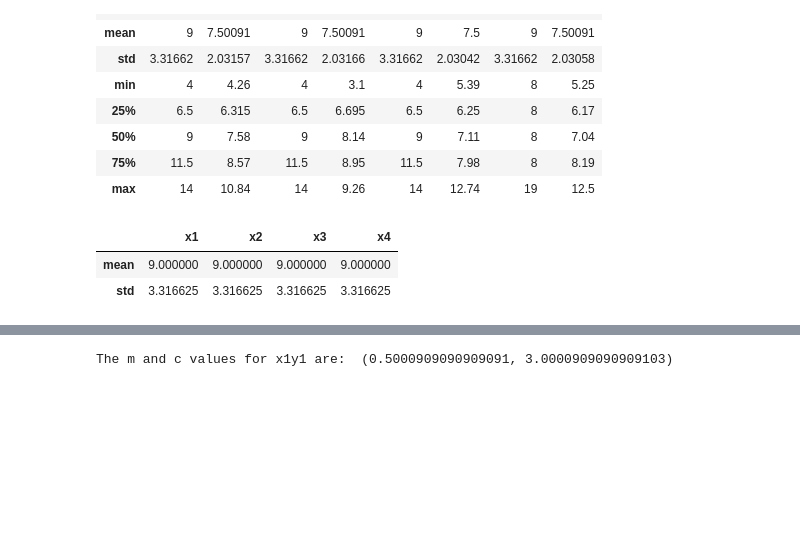
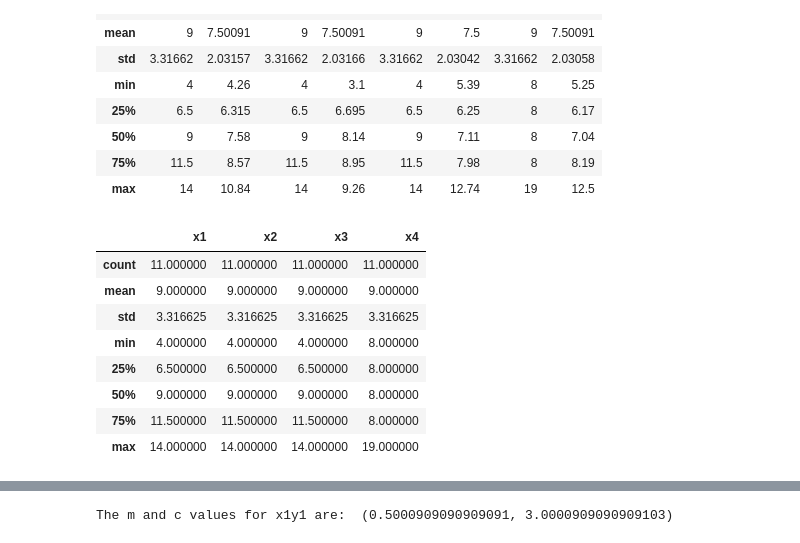
Before and after one commit to healyshane/fundamentals_of_data_analysis-practical_assignment, a Jupyter notebook: Fundamentals of Data Analysis_Assignment.ipynb, the cells around one changed output, grey strips where cells are left out. Saved outputs shown, nothing was run; the diff lists cells and outputs as text; code cells hidden in the pictures; blank space fills up the shorter version.

```diff
--- a/Fundamentals of Data Analysis_Assignment.ipynb
+++ b/Fundamentals of Data Analysis_Assignment.ipynb
@@ -86,10 +91,16 @@ df.describe().style.set_properties(**{'text-align': 'right'})
 # %%
 # Slicing descriptive statistics dataframe to compare different x data sets
 stats = df.describe()
-stats.iloc[1:3,[0,2,4,6]]
+stats.iloc[:,[0,2,4,6]]
 # %% [output]
 |  | x1 | x2 | x3 | x4 |
+| count | 11.000000 | 11.000000 | 11.000000 | 11.000000 |
 | mean | 9.000000 | 9.000000 | 9.000000 | 9.000000 |
 | std | 3.316625 | 3.316625 | 3.316625 | 3.316625 |
+| min | 4.000000 | 4.000000 | 4.000000 | 8.000000 |
+| 25% | 6.500000 | 6.500000 | 6.500000 | 8.000000 |
+| 50% | 9.000000 | 9.000000 | 9.000000 | 8.000000 |
+| 75% | 11.500000 | 11.500000 | 11.500000 | 8.000000 |
+| max | 14.000000 | 14.000000 | 14.000000 | 19.000000 |
 # %%
 # Slicing descriptive statistics dataframe to compare different y data sets
```
Also changed, not shown: parts of 30 cells of this notebook.
